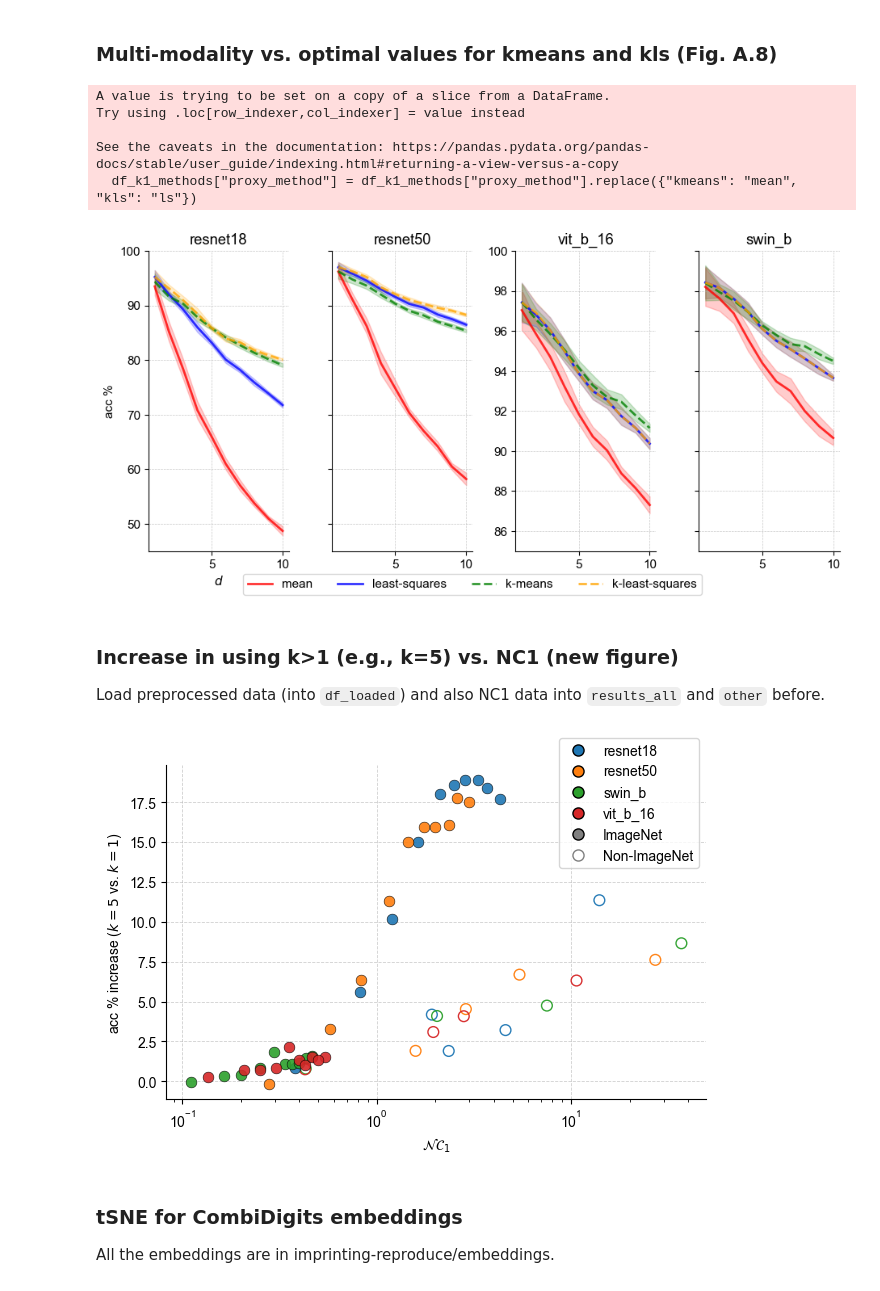
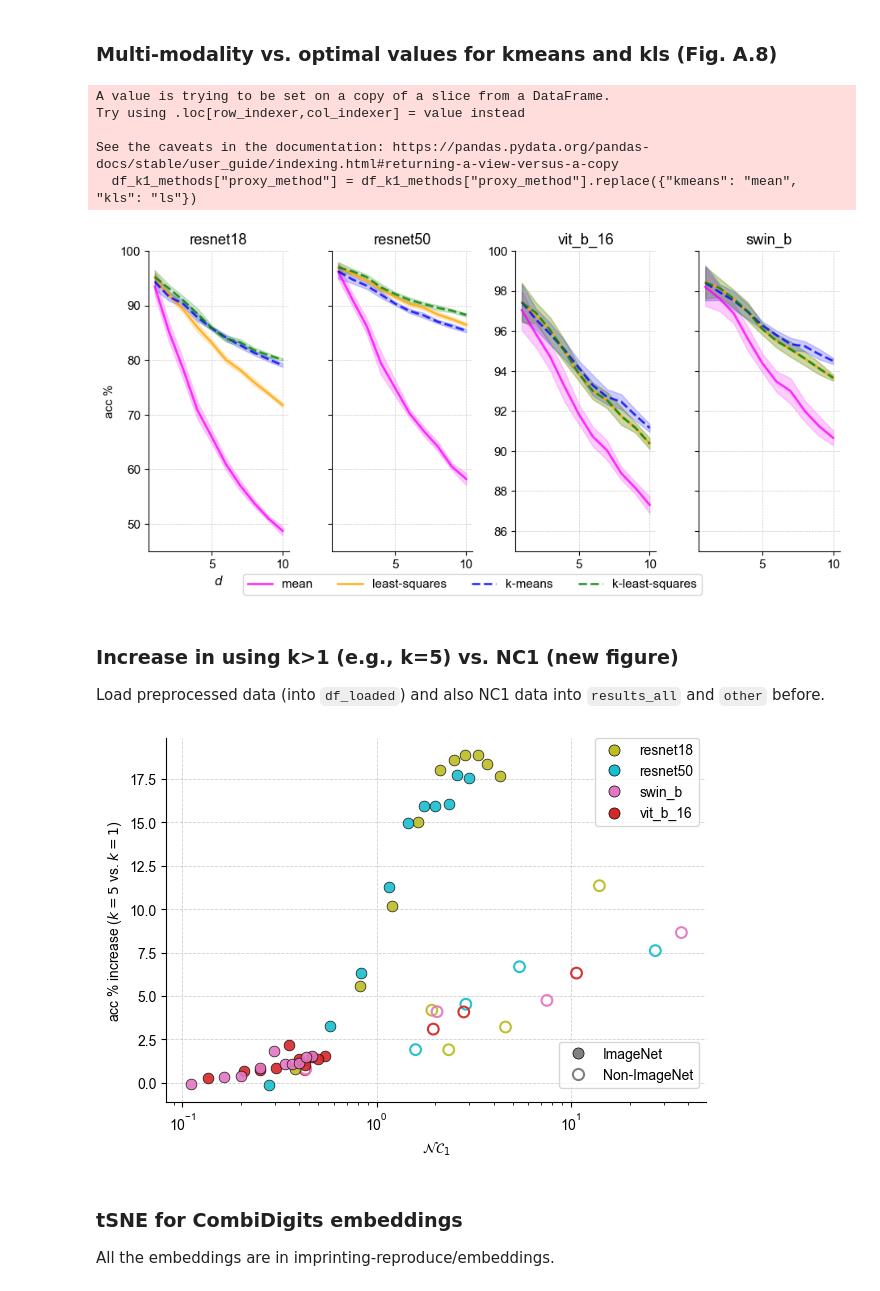
Before and after one commit to DATEXIS/IMPRINT, a Jupyter notebook: analysis/analysis.ipynb, the cells around one changed output. Saved outputs shown, nothing was run; the diff lists cells and outputs as text; code cells hidden in the pictures.

```diff
--- a/analysis/analysis.ipynb
+++ b/analysis/analysis.ipynb
@@ -967,12 +978,12 @@ focus_column_values = {
 }
 methods_to_compare = [  # listed in format
     # (proxy_method,k,aggregation_method,aggregation_function,aggregation_weighting,m,normalize_for_proxy_selection,normalize_weights,normalize_input_data)
+    ("mean", 1, "max", "inner_product", "uniform", -1,  "l2", "l2", "l2"), #
+    ("kmeans", 5, "max", "inner_product", "uniform", -1, "l2", "l2", "l2"), #
+    ("kmeans", 20, "max",  "inner_product", "uniform", -1, "l2", "l2", "l2"), #
+    ("kls", 1, "max", "inner_product", "uniform", -1,  "none", "none", "none"), #
 	("kls", 20, "max", "inner_product", "uniform", -1, "none", "none", "none"), #
-    # ("kls", 5, "max", "inner_product", "uniform", -1, "none", "none", "none"), #
-    ("ls", 1, "max", "inner_product", "uniform", -1,  "none", "none", "none"), #
-    ("mean", 1, "max", "inner_product", "uniform", -1,  "l2", "l2", "l2"), #
-    # ("kmeans", 5, "max", "inner_product", "uniform", -1, "l2", "l2", "l2"), #
-    ("kmeans", 20, "max",  "inner_product", "uniform", -1, "l2", "l2", "l2"), #
+    ("kls", 5, "max", "inner_product", "uniform", -1, "none", "none", "none"), #
 ]
 # %%
 df_focus = df_loaded.copy()
@@ -1493,7 +1522,7 @@ plt.rcParams.update({"font.size": 11})  # Adjust size as needed
 fig, axes = plt.subplots(
     nrows=nrows,
     ncols=ncols,
-	figsize=(1.4*text_width_inches, 2.8*fig_height), # 1.4
+	figsize=(1.4*text_width_inches, 2.8*fig_height), # 1.4 # 2.8
     sharex=True,
     sharey=False
 )
@@ -1549,7 +1578,7 @@ for i, bb in enumerate(backbones):
         ax.grid(True, linestyle="--", linewidth=0.5, alpha=0.7)
         ax.set_title(rf"{bb}, {ds}")
         if i == nrows - 1 and j==0:
-            ax.set_xlabel(r"few-shot samples $n$")
+            ax.set_xlabel(r"#samples $n$")
         if j == 0:
             ax.set_ylabel("acc %")
         ax.spines["top"].set_visible(False)
@@ -1562,7 +1591,7 @@ fig.legend(
            )
 plt.tight_layout(rect=[0, 0.05, 1, 1])
 plt.savefig(
-    os.path.join(graphs_save_dict, f"k_vs_n_logscale_Qi_upto400.pdf"), #
+    os.path.join(graphs_save_dict, f"k_vs_n_logscale_Qi_upto400.pdf"), # k_vs_n_logscale_Qi
     bbox_inches="tight",
     dpi=300
 )
@@ -2496,7 +2572,7 @@ df_final = df_plot.copy()
 # Plotting
 backbones = ["resnet18", "resnet50", "vit_b_16", "swin_b"]
 methods = ["mean", "ls", "kmeans", "kls"]
-colors = {"mean": "red", "ls": "blue", "kmeans": "green", "kls": "orange"}
+colors = {"mean": "magenta", "ls": "orange", "kmeans": "blue", "kls": "green"}
 markers = {"mean": "o", "ls": "s", "kmeans": "^", "kls": "D"}
 linestyles = {"mean": "-", "ls": "-", "kmeans": "--", "kls": "--"}
 
@@ -2601,7 +2677,7 @@ Try using .loc[row_indexer,col_indexer] = value instead
 
 See the caveats in the documentation: https://pandas.pydata.org/pandas-docs/stable/user_guide/indexing.html#returning-a-view-versus-a-copy
   df_k1_methods["proxy_method"] = df_k1_methods["proxy_method"].replace({"kmeans": "mean", "kls": "ls"})
-[figure, old version]
+[figure, new version]
 # %% [markdown]
 ### Increase in using k>1 (e.g., k=5) vs. NC1 (new figure)
 Load preprocessed data (into `df_loaded`) and also NC1 data into `results_all` and `other` before.
@@ -2713,9 +2789,7 @@ plot_df = step2.dropna(subset=["map_group"])
 
 # Color by backbone only for ImageNet points
 backbones = plot_df["backbone_name"].unique()
-colors = plt.cm.tab10(range(len(backbones)))
-color_map = dict(zip(backbones, colors))
-plot_df["color"] = plot_df["backbone_name"].map(color_map)
+plot_df["color"] = plot_df["backbone_name"].map(backbone_colors)
 
 # plotting
 aspect_ratio = 3 / 4
@@ -2726,7 +2800,7 @@ ax = plt.gca()
 
 # Plot ImageNet (filled) and non-ImageNet (hollow) separately, per-backbone colors
 s = 60
-for bb, col in color_map.items():
+for bb, col in backbone_colors.items():
     subset_im = plot_df[(plot_df["backbone_name"] == bb) & (plot_df["dataset_name"] == "ImageNet")]
     subset_non = plot_df[(plot_df["backbone_name"] == bb) & (plot_df["dataset_name"] != "ImageNet")]
 
@@ -2736,7 +2810,7 @@ for bb, col in color_map.items():
             subset_im["acc_increase_mean"],
             color=col,
             edgecolors="k",
-            linewidths=0.4,
+            linewidths=0.5,
             s=s,
             alpha=0.9,
             zorder=3,
@@ -2747,7 +2821,7 @@ for bb, col in color_map.items():
             subset_non["acc_increase_mean"],
             facecolors="none",
             edgecolors=col,
-            linewidths=1.0,
+            linewidths=1.5,
             s=s,
             alpha=0.95,
             zorder=2,
@@ -2765,9 +2839,8 @@ ax.set_ylabel(r"acc % increase ($k=5$ vs. $k=1$)")
 #     "Accuracy Gain vs NC1 (ImageNet, colored by backbone)\n(non-ImageNet NC1 shown as dotted outlines)"
 # )
 
-# Build single legend box containing both backbone (color) and dataset (style) entries
-all_handles = []
-all_labels = []
+# Build two legends containing backbone (color) resp. dataset (style) entries
+backbone_handles = []
 
 # backbone handles (colored filled markers)
 for bb in backbones:
@@ -2776,50 +2849,58 @@ for bb in backbones:
         [],
         color="w",
         marker="o",
-        markerfacecolor=color_map[bb],
+        markerfacecolor=backbone_colors[bb],
         markeredgecolor="k",
         markersize=8,
+        markeredgewidth=0.5,
         label=bb,
     )
-    all_handles.append(h)
-    all_labels.append(bb)
+    backbone_handles.append(h)
+
+leg_backbones = ax.legend(
+    backbone_handles,
+    [h.get_label() for h in backbone_handles],
+    loc="upper right",
+    bbox_to_anchor=(1.0, 1.02),
+    fontsize=10,
+)
+ax.add_artist(leg_backbones)
 
 # dataset-style handles (filled vs hollow)
 h_im = mlines.Line2D(
     [],
     [],
     color="w",
     marker="o",
     markerfacecolor="gray",
     markeredgecolor="k",
+    markeredgewidth=0.5,
     markersize=8,
-    label="ImageNe",
+    label="ImageNet",
 )
 h_non = mlines.Line2D(
     [],
     [],
     color="w",
     marker="o",
     markerfacecolor="none",
     markeredgecolor="gray",
+    markeredgewidth=1.5,
     markersize=8,
     label="Non-ImageNet",
 )
-all_handles.extend([h_im, h_non])
-all_labels.extend(["ImageNet", "Non-ImageNet"])
 
-# single legend box to the right
 ax.legend(
-    all_handles,
-    all_labels,
-    loc="upper right", ncol=1,  fontsize=10, bbox_to_anchor=(1,1.1),
+    [h_im, h_non],
+    ["ImageNet", "Non-ImageNet"],
+    loc="lower right", ncol=1,  fontsize=10,     bbox_to_anchor=(1.0, 0.02),
 )
 plt.tight_layout(rect=[0, 0.05, 1, 1])
 plt.savefig(os.path.join(graphs_save_dict, f"acc_inc_vs_nc1.pdf"), bbox_inches="tight", dpi=300)
 plt.savefig(os.path.join(graphs_save_dict, f"acc_inc_vs_nc1.png"), bbox_inches="tight", dpi=300)
 plt.show()
 # %% [output]
-[figure, old version]
+[figure, new version]
 # %% [markdown]
 ### tSNE for CombiDigits embeddings
 
```
Also changed, not shown: parts of 17 cells of this notebook, 4 other files.
